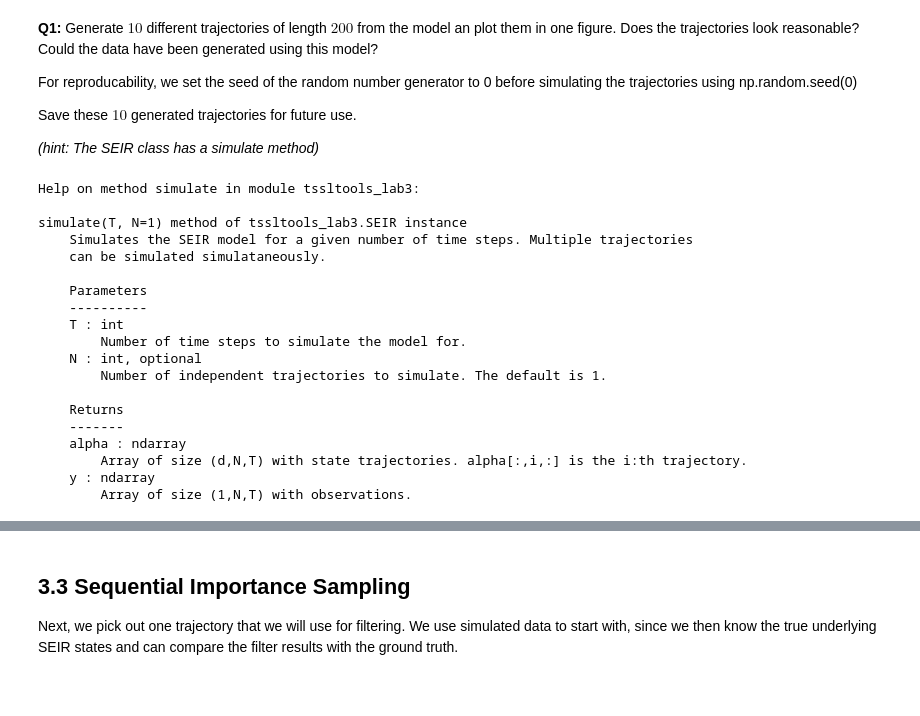
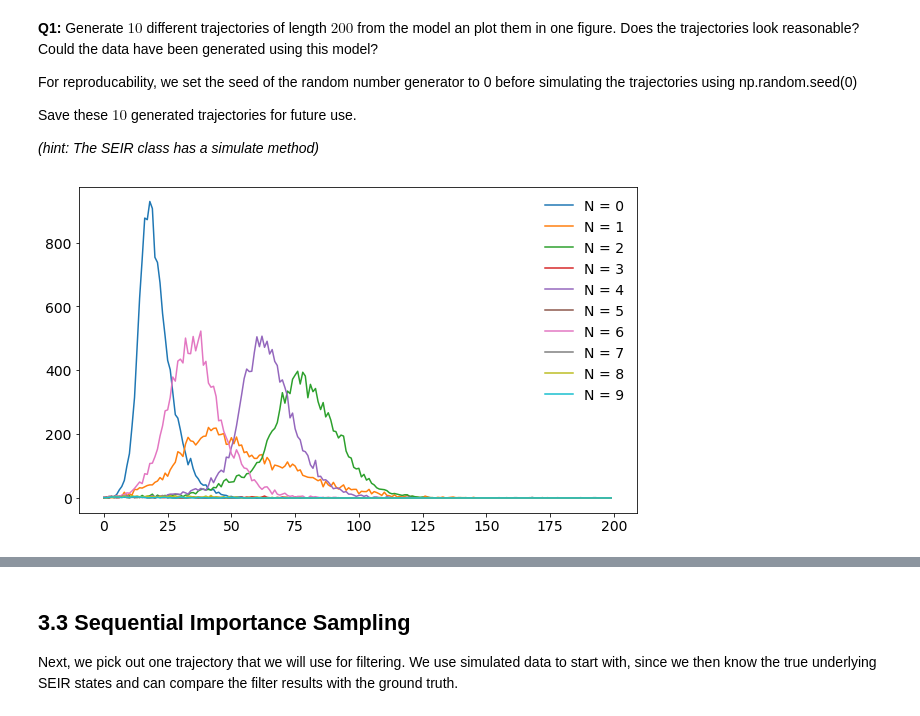
Before and after one commit to jrakhshanda/Bayesian-Methods, a Jupyter notebook: tssl_lab3.ipynb, the cells around one changed output, grey strips where cells are left out. Cells and saved outputs as stored; diff of their text form; code cells hidden in the pictures.

```diff
--- a/tssl_lab3.ipynb
+++ b/tssl_lab3.ipynb
@@ -81,25 +84,14 @@ Save these $10$ generated trajectories for future use.
 
 *(hint: The SEIR class has a simulate method)*
 # %%
-np.random.seed(0)
-help(model.simulate)
+np.random.seed(10)
+sim = model.simulate(T=200,N=10)
-# %% [output]
-Help on method simulate in module tssltools_lab3:
-
-simulate(T, N=1) method of tssltools_lab3.SEIR instance
-    Simulates the SEIR model for a given number of time steps. Multiple trajectories
-    can be simulated simulataneously.
-
-    Parameters
-    ----------
-    T : int
-        Number of time steps to simulate the model for.
-    N : int, optional
-        Number of independent trajectories to simulate. The default is 1.
-
-    Returns
-    -------
-    alpha : ndarray
-        Array of size (d,N,T) with state trajectories. alpha[:,i,:] is the i:th trajectory.
-    y : ndarray
-        Array of size (1,N,T) with observations.
+# %%
+ys = sim[1].reshape(10,200)
+T = np.array(range(200))
+for i in range(10):
+  plt.plot(T,ys[i,:], label = 'N = {}'.format(i))
+  plt.legend(loc='best', frameon=False)
+plt.show()
+# %% [output]
+[figure, added]
```
Also changed, not shown: parts of 19 cells of this notebook.
